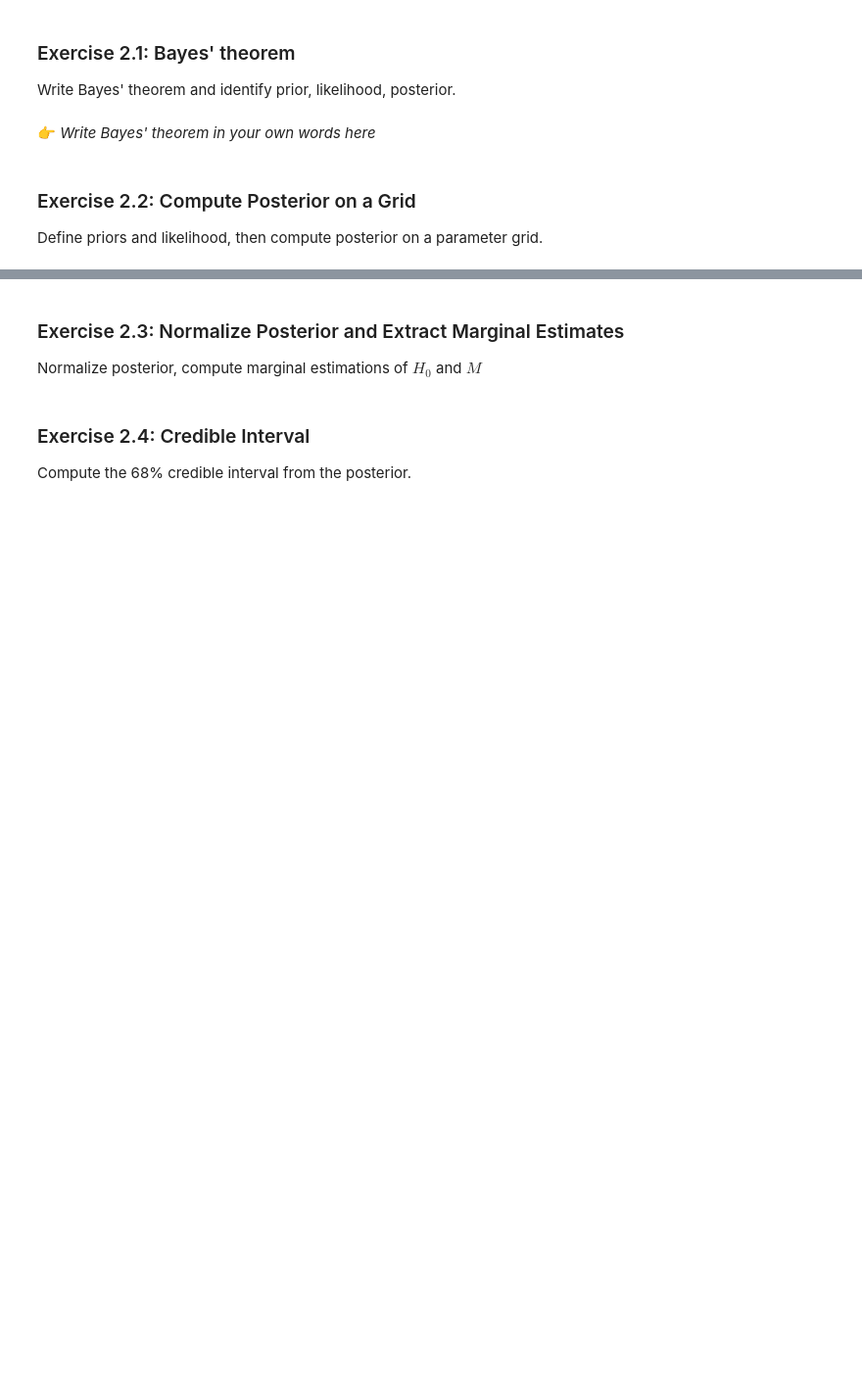
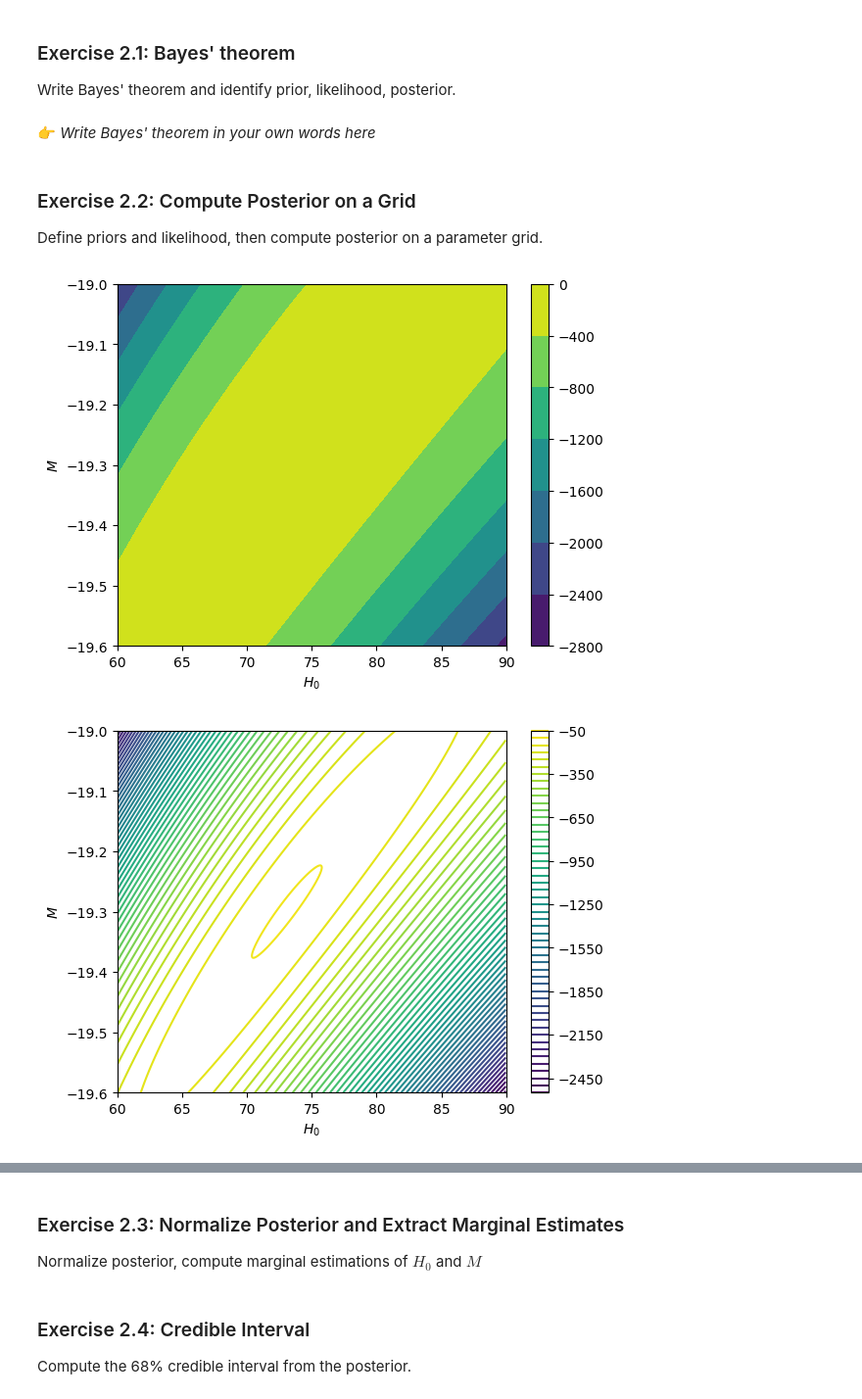
Before and after one commit to Estrellea/Stats4Cosmology, a Jupyter notebook: exercises/BasicCosmoStats_on_H0_exercise.ipynb, the cells around one changed output, grey strips where cells are left out. Shown at 98% size. Saved outputs shown, nothing was run; the diff lists cells and outputs as text; code cells hidden in the pictures; blank space fills up the shorter version.

```diff
--- a/exercises/BasicCosmoStats_on_H0_exercise.ipynb
+++ b/exercises/BasicCosmoStats_on_H0_exercise.ipynb
@@ -280,15 +317,41 @@ Define priors and likelihood, then compute posterior on a parameter grid.
 # %%
 # TODO: implement grid posterior evaluation
 
-def log_likelihood(H0, M, x, y, sigma):
-    return np.log(chi2(H0, M, x, y, sigma))
-
-def log_prior(H0, H0_min, H0_max):
-    if H0_min < H0 < H0_max:
+def log_uniform_prior(x, x_min, x_max):
+    if x_min < x < x_max:
         return 0.0
     return -np.inf
 
-def log_posterior(H0, M, x, y, sigma):
-    return log_likelihood(H0, M, x, y, sigma) + log_prior(H0, H0_min, H0_max)
+def log_gaussian_prior(x, mu, sigma):
+    return -0.5 * ((x - mu) / sigma) ** 2
 
-def evaluate_posterior_grid(data, theta_array):
+def log_posterior(log_likelihood, H0_log_prior, M_log_prior):
+    return log_likelihood + H0_log_prior + M_log_prior
+
+def evaluate_posterior_grid(log_likelihood_tab, H0_array, M_array):
+    """ Evaluate the posterior on a grid of parameters """
+    tab = np.zeros((len(M_array),len(H0_array)))
+    for i in range(len(M_array)) :
+        for j in range(len(H0_array)) :
+            tab[i,j] = log_posterior(log_likelihood_tab[i,j], log_uniform_prior(H0_array[j], H0_array[0], H0_array[-1]), log_gaussian_prior(M_array[i], M_cal, sigma_M))
+    return tab
+# %%
+log_posterior_tab = evaluate_posterior_grid(log_likelihood_tab, H0_array, M_array)
+
+plt.figure()
+plt.contourf(H0_array, M_array, log_posterior_tab)
+plt.ylabel(r"$M$")
+plt.xlabel(r"$H_0$")
+plt.colorbar()
+plt.show()
+
+plt.figure()
+#plt.contourf(M_array, H0_array, log_likelihood_tab)
+plt.contour(H0_array, M_array, log_posterior_tab,levels=50) # 1 et 2 sigma
+plt.ylabel(r"$M$")
+plt.xlabel(r"$H_0$")
+plt.colorbar()
+plt.show()
+# %% [output]
+[figure, added]
+[figure, added]
```
Also changed, not shown: parts of 16 cells of this notebook.
